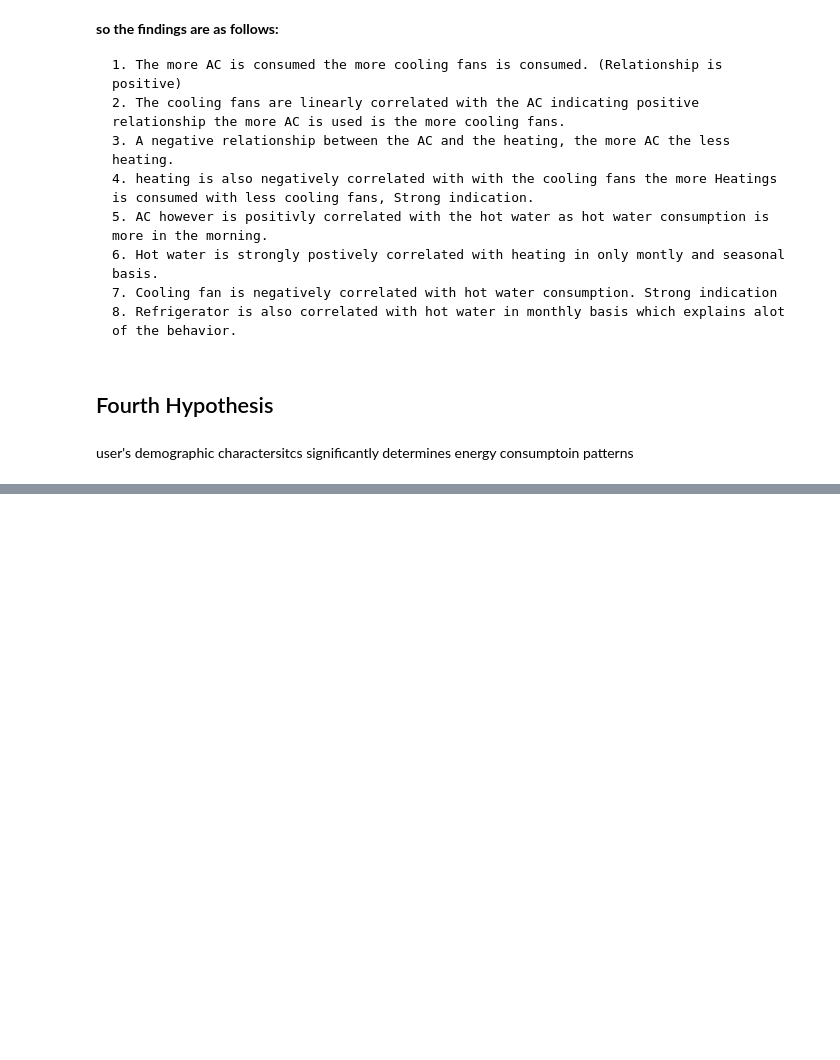
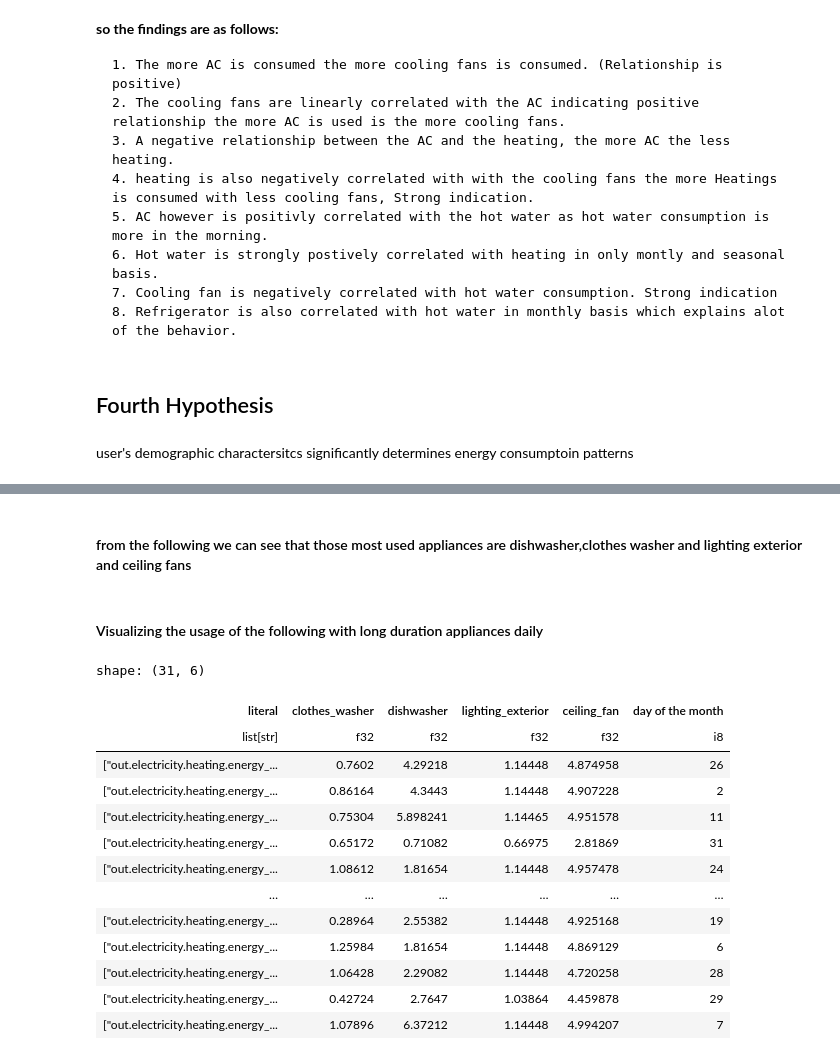
Before and after one commit to 1nuc/load-profile-decomposition, a Jupyter notebook: src/Customer_analysis/run.ipynb, the cells around one changed output, grey strips where cells are left out. Cells and saved outputs as stored; diff of their text form; code cells hidden in the pictures; blank space fills up the shorter version.

```diff
--- a/src/Customer_analysis/run.ipynb
+++ b/src/Customer_analysis/run.ipynb
@@ -541,0 +587,24 @@ shape: (5, 88)
+# %% [markdown]
+#### from the following we can see that those most used appliances are dishwasher,clothes washer and lighting exterior and ceiling fans
+# %% [markdown]
+#### Visualizing the usage of the following with long duration appliances daily
+# %%
+vis_build=building_100082.select(
+    pl.col(*APPL).name.replace('^out.electricity.|.energy_consumption..kwh$',''), 'day of the month').group_by('day of the month').agg(
+    pl.all().sum()).select(LONG_DURATION, 'clothes_washer', 'dishwasher','lighting_exterior', 'ceiling_fan','day of the month')
+vis_build
+# %% [output]
+shape: (31, 6)
+| literal | clothes_washer | dishwasher | lighting_exterior | ceiling_fan | day of the month |
+| list[str] | f32 | f32 | f32 | f32 | i8 |
+| ["out.electricity.heating.energy_... | 0.7602 | 4.29218 | 1.14448 | 4.874958 | 26 |
+| ["out.electricity.heating.energy_... | 0.86164 | 4.3443 | 1.14448 | 4.907228 | 2 |
+| ["out.electricity.heating.energy_... | 0.75304 | 5.898241 | 1.14465 | 4.951578 | 11 |
+| ["out.electricity.heating.energy_... | 0.65172 | 0.71082 | 0.66975 | 2.81869 | 31 |
+| ["out.electricity.heating.energy_... | 1.08612 | 1.81654 | 1.14448 | 4.957478 | 24 |
+| … | … | … | … | … | … |
+| ["out.electricity.heating.energy_... | 0.28964 | 2.55382 | 1.14448 | 4.925168 | 19 |
+| ["out.electricity.heating.energy_... | 1.25984 | 1.81654 | 1.14448 | 4.869129 | 6 |
+| ["out.electricity.heating.energy_... | 1.06428 | 2.29082 | 1.14448 | 4.720258 | 28 |
+| ["out.electricity.heating.energy_... | 0.42724 | 2.7647 | 1.03864 | 4.459878 | 29 |
+| ["out.electricity.heating.energy_... | 1.07896 | 6.37212 | 1.14448 | 4.994207 | 7 |
```
Also changed, not shown: parts of 14 cells of this notebook.
